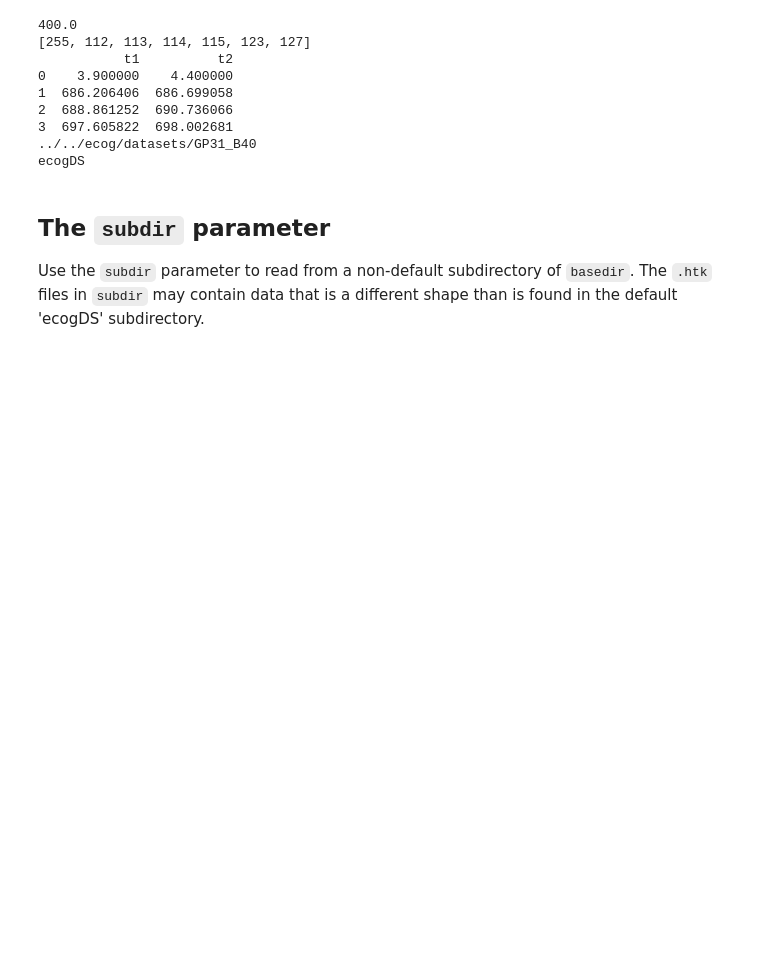
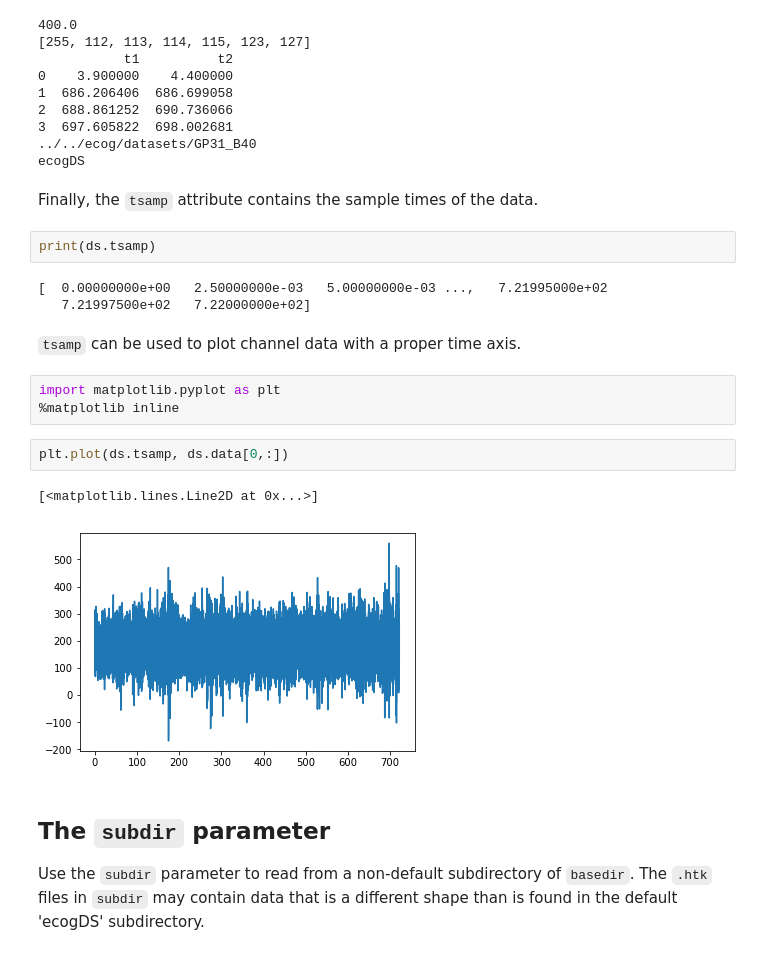
Before and after one commit to rsprouse/ecog_ucsf, a Jupyter notebook: doc/read_block.ipynb, the cells around one changed output. Drawn from its saved outputs; the diff is of its cells as text; blank space fills up the shorter version.

```diff
--- a/doc/read_block.ipynb
+++ b/doc/read_block.ipynb
@@ -47,6 +47,23 @@ print(ds.subdir)
 3  697.605822  698.002681
 ../../ecog/datasets/GP31_B40
 ecogDS
+# %% [markdown]
+Finally, the `tsamp` attribute contains the sample times of the data.
+# %%
+print(ds.tsamp)
+# %% [output]
+[  0.00000000e+00   2.50000000e-03   5.00000000e-03 ...,   7.21995000e+02
+   7.21997500e+02   7.22000000e+02]
+# %% [markdown]
+`tsamp` can be used to plot channel data with a proper time axis.
+# %%
+import matplotlib.pyplot as plt
+%matplotlib inline
+# %%
+plt.plot(ds.tsamp, ds.data[0,:])
+# %% [output]
+[<matplotlib.lines.Line2D at 0x...>]
+[figure, added]
 # %% [markdown]
 ## The `subdir` parameter
 
```
Also changed, not shown: parts of 16 cells of this notebook.
